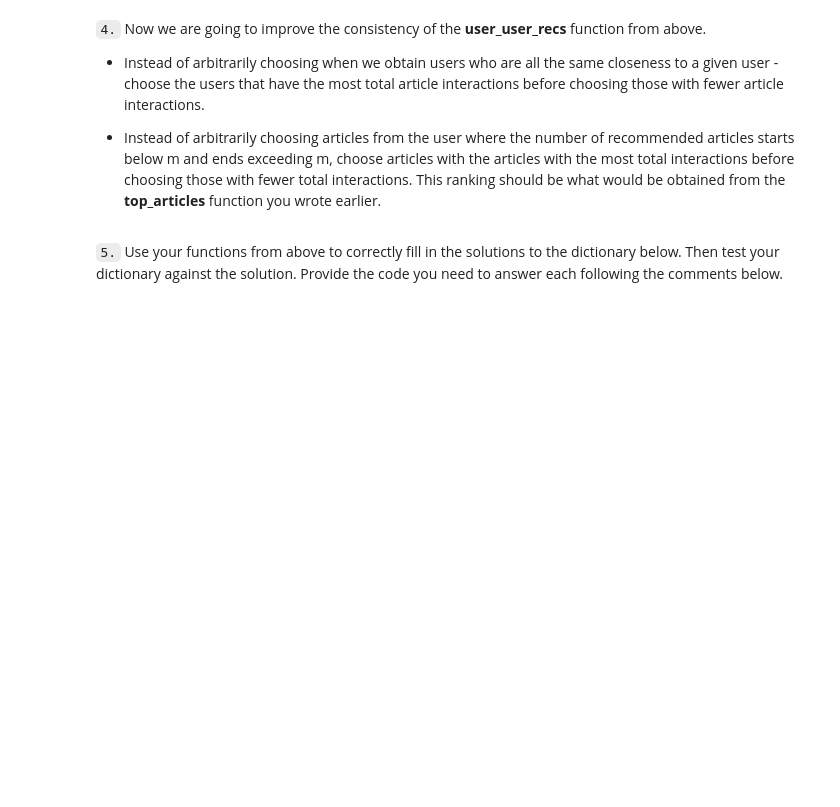
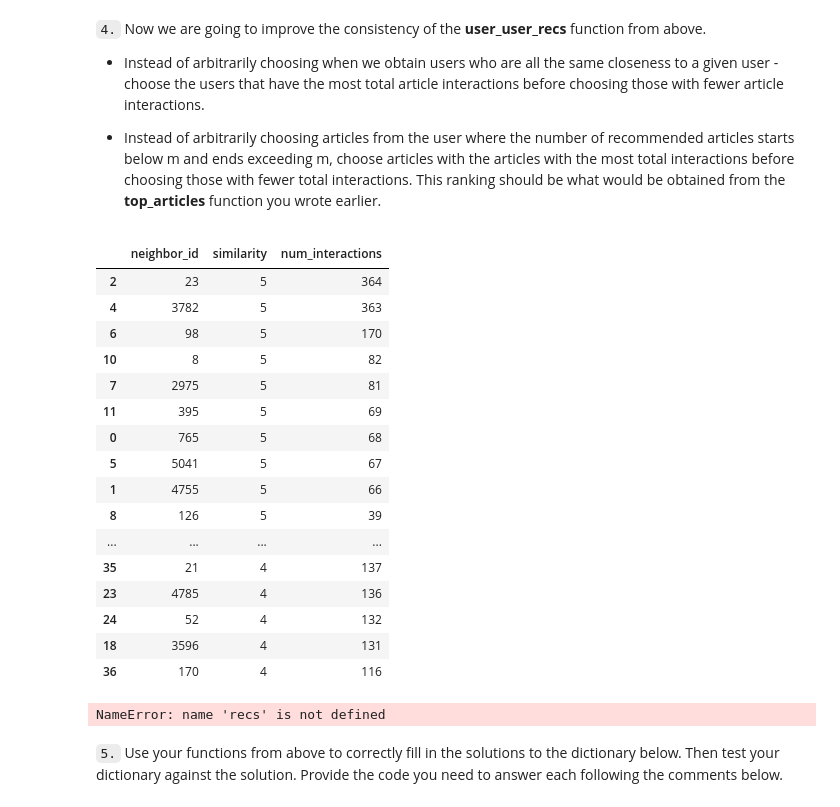
Before and after one commit to aseemnarula1/Recommendations_with_IBM, a Jupyter notebook: Recommendations_with_IBM_v1.ipynb, the cells around one changed output. Drawn from its saved outputs; the diff is of its cells as text; code cells hidden in the pictures; blank space fills up the shorter version.

```diff
--- a/Recommendations_with_IBM_v1.ipynb
+++ b/Recommendations_with_IBM_v1.ipynb
@@ -666,7 +658,24 @@ def get_top_sorted_users(user_id, df=df, user_item=user_item):
                     highest of each is higher in the dataframe
 
     '''
-    # Your code here
+    # Referred Link ----> https://www.kite.com/python/answers/how-to-create-an-empty-dataframe-with-column-names-in-python
+    # Creating the blank neighbors_df with the columns - neighbor_id
+
+    #column_names = ['neighbor_id','similarity','num_interactions']
+    #neighbors_df = pd.DataFrame(columns = column_names)
+
+    similarity_between_users = user_item.dot(user_item.loc[user_id])
+    similarity_between_users = similarity_between_users.sort_values(ascending=False).drop(user_id).to_frame(name='similarity').reset_index()
+
+    number_of_interactions = df.user_id.value_counts().to_frame('num_interactions')
+
+    neighbors_df = similarity_between_users.merge(number_of_interactions, left_on='user_id',
+                        right_index=True).rename(columns={'user_id':'neighbor_id'})
+
+    neighbors_df.sort_values(by=['similarity', 'num_interactions'], ascending=False, inplace=True)
+
+    #total_interactions = df.groupby(['user_id'],as_index=False)['article_id'].count()
+    #total_interactions = df.groupby(['user_id'])['article_id'].count()
 
     return neighbors_df # Return the dataframe specified in the doc_string
 
@@ -694,9 +703,40 @@ def user_user_recs_part2(user_id, m=10):
     before choosing those with fewer total interactions.
 
     '''
-    # Your code here
+
+    # Getting the  top sorted similar users based on the user_id
+    top_sorted_similar_users = get_top_sorted_users(user_id)['neighbor_id'].values
+
+    # List of the articles seen by the users
+    seen_articles = get_user_articles(user_id)[0]
+
+
+
+
+
 
     return recs, rec_names
+# %%
+# Testing the function
+get_top_sorted_users(150).head(20)
+# %% [output]
+|  | neighbor_id | similarity | num_interactions |
+| 2 | 23 | 5 | 364 |
+| 4 | 3782 | 5 | 363 |
+| 6 | 98 | 5 | 170 |
+| 10 | 8 | 5 | 82 |
+| 7 | 2975 | 5 | 81 |
+| 11 | 395 | 5 | 69 |
+| 0 | 765 | 5 | 68 |
+| 5 | 5041 | 5 | 67 |
+| 1 | 4755 | 5 | 66 |
+| 8 | 126 | 5 | 39 |
+| ... | ... | ... | ... |
+| 35 | 21 | 4 | 137 |
+| 23 | 4785 | 4 | 136 |
+| 24 | 52 | 4 | 132 |
+| 18 | 3596 | 4 | 131 |
+| 36 | 170 | 4 | 116 |
 # %%
 # Quick spot check - don't change this code - just use it to test your functions
 rec_ids, rec_names = user_user_recs_part2(20, 10)
@@ -705,6 +745,8 @@ print(rec_ids)
 print()
 print("The top 10 recommendations for user 20 are the following article names:")
 print(rec_names)
+# %% [output]
+NameError: name 'recs' is not defined
 # %% [markdown]
 `5.` Use your functions from above to correctly fill in the solutions to the dictionary below.  Then test your dictionary against the solution.  Provide the code you need to answer each following the comments below.
 # %%
```
Also changed, not shown: parts of 2 cells of this notebook.
